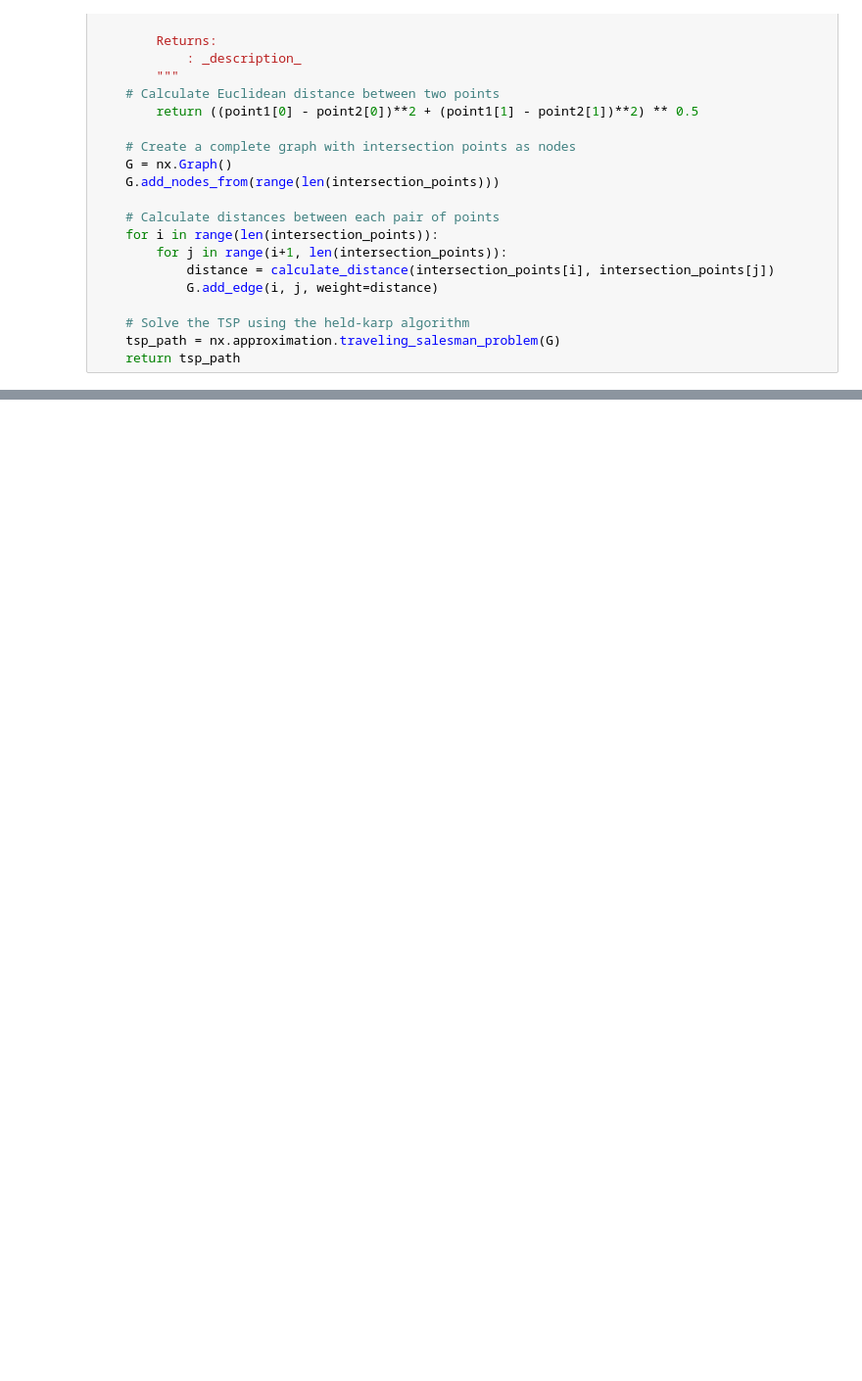
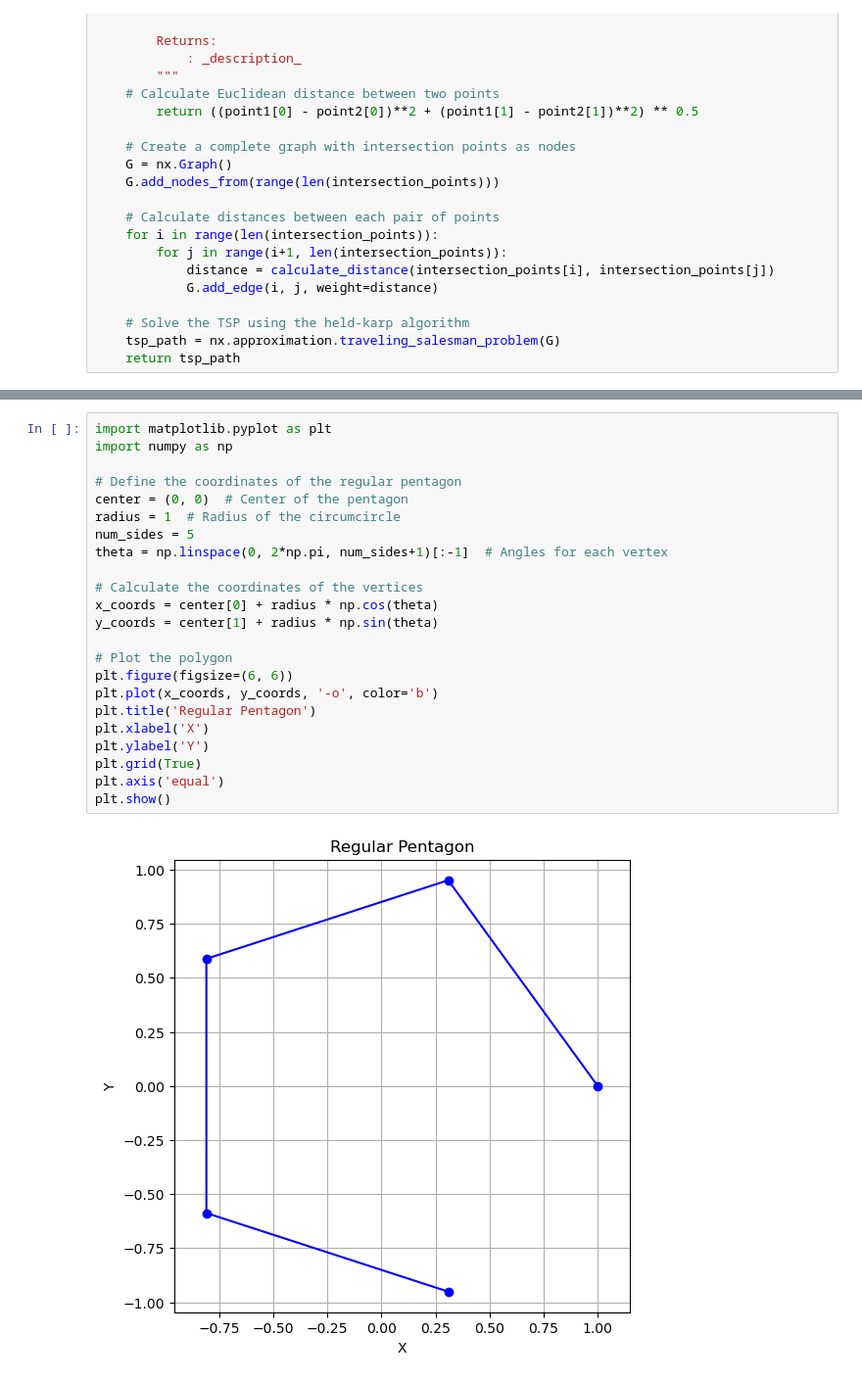
Before and after one commit to dorndorn54/python, a Jupyter notebook: drone_sim/test.ipynb, the cells around one changed output, grey strips where cells are left out. Shown: that part at 98% size. Cells and saved outputs as stored; diff of their text form; blank space fills up the shorter version.

```diff
--- a/drone_sim/test.ipynb
+++ b/drone_sim/test.ipynb
@@ -634,0 +704,25 @@ def
+# %%
+import matplotlib.pyplot as plt
+import numpy as np
+
+# Define the coordinates of the regular pentagon
+center = (0, 0)  # Center of the pentagon
+radius = 1  # Radius of the circumcircle
+num_sides = 5
+theta = np.linspace(0, 2*np.pi, num_sides+1)[:-1]  # Angles for each vertex
+
+# Calculate the coordinates of the vertices
+x_coords = center[0] + radius * np.cos(theta)
+y_coords = center[1] + radius * np.sin(theta)
+
+# Plot the polygon
+plt.figure(figsize=(6, 6))
+plt.plot(x_coords, y_coords, '-o', color='b')
+plt.title('Regular Pentagon')
+plt.xlabel('X')
+plt.ylabel('Y')
+plt.grid(True)
+plt.axis('equal')
+plt.show()
+# %% [output]
+[figure, added]
```
Also changed, not shown: parts of 12 cells of this notebook, 2 other files.
